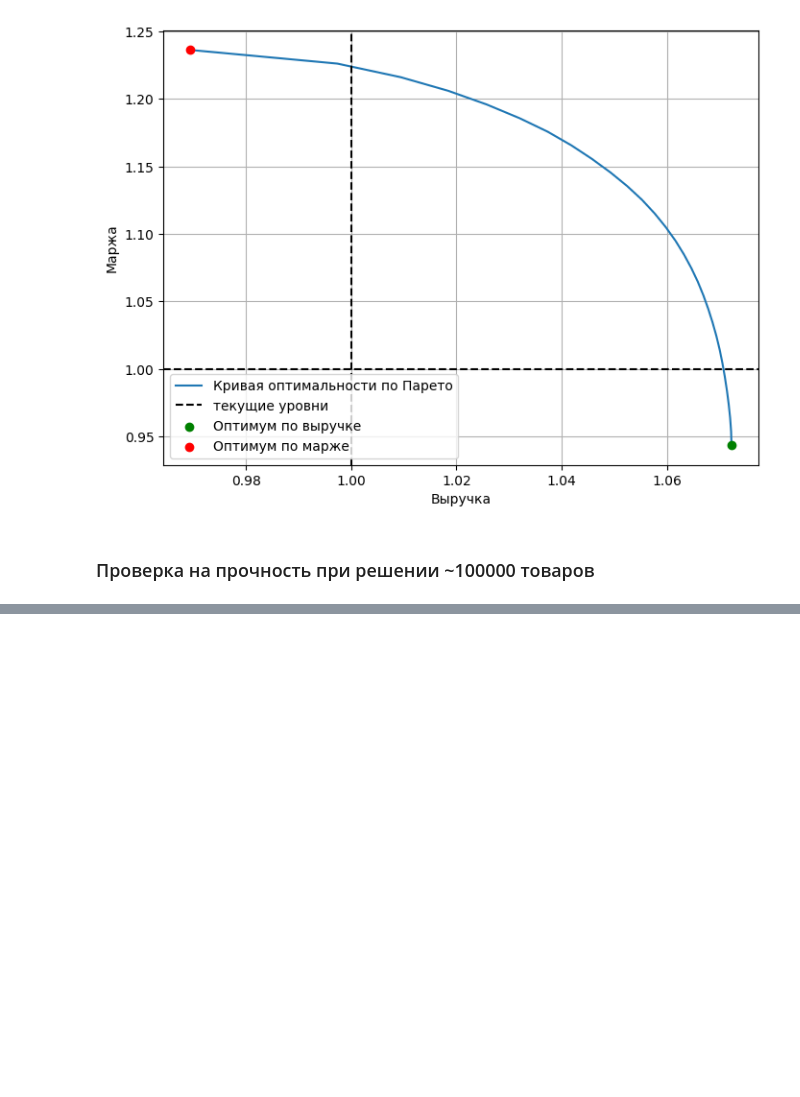
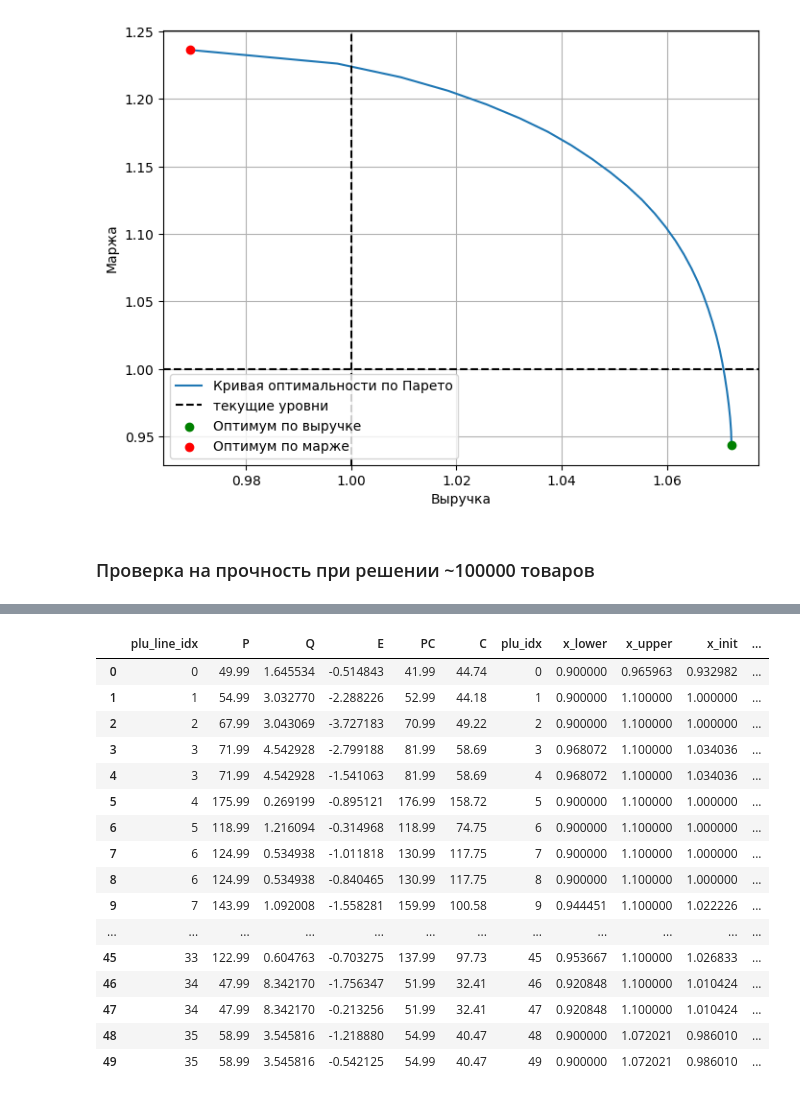
Before and after one commit to mbudylin/OptimizersArticle, a Jupyter notebook: optimizers_test.ipynb, the cells around one changed output, grey strips where cells are left out. Drawn from its saved outputs; the diff is of its cells as text; code cells hidden in the pictures; blank space fills up the shorter version.

```diff
--- a/optimizers_test.ipynb
+++ b/optimizers_test.ipynb
@@ -331,0 +324,20 @@ opm.C
+# %%
+res_1['data']
+# %% [output]
+|  | plu_line_idx | P | Q | E | PC | C | plu_idx | x_lower | x_upper | x_init | ... |
+| 0 | 0 | 49.99 | 1.645534 | -0.514843 | 41.99 | 44.74 | 0 | 0.900000 | 0.965963 | 0.932982 | ... |
+| 1 | 1 | 54.99 | 3.032770 | -2.288226 | 52.99 | 44.18 | 1 | 0.900000 | 1.100000 | 1.000000 | ... |
+| 2 | 2 | 67.99 | 3.043069 | -3.727183 | 70.99 | 49.22 | 2 | 0.900000 | 1.100000 | 1.000000 | ... |
+| 3 | 3 | 71.99 | 4.542928 | -2.799188 | 81.99 | 58.69 | 3 | 0.968072 | 1.100000 | 1.034036 | ... |
+| 4 | 3 | 71.99 | 4.542928 | -1.541063 | 81.99 | 58.69 | 4 | 0.968072 | 1.100000 | 1.034036 | ... |
+| 5 | 4 | 175.99 | 0.269199 | -0.895121 | 176.99 | 158.72 | 5 | 0.900000 | 1.100000 | 1.000000 | ... |
+| 6 | 5 | 118.99 | 1.216094 | -0.314968 | 118.99 | 74.75 | 6 | 0.900000 | 1.100000 | 1.000000 | ... |
+| 7 | 6 | 124.99 | 0.534938 | -1.011818 | 130.99 | 117.75 | 7 | 0.900000 | 1.100000 | 1.000000 | ... |
+| 8 | 6 | 124.99 | 0.534938 | -0.840465 | 130.99 | 117.75 | 8 | 0.900000 | 1.100000 | 1.000000 | ... |
+| 9 | 7 | 143.99 | 1.092008 | -1.558281 | 159.99 | 100.58 | 9 | 0.944451 | 1.100000 | 1.022226 | ... |
+| ... | ... | ... | ... | ... | ... | ... | ... | ... | ... | ... | ... |
+| 45 | 33 | 122.99 | 0.604763 | -0.703275 | 137.99 | 97.73 | 45 | 0.953667 | 1.100000 | 1.026833 | ... |
+| 46 | 34 | 47.99 | 8.342170 | -1.756347 | 51.99 | 32.41 | 46 | 0.920848 | 1.100000 | 1.010424 | ... |
+| 47 | 34 | 47.99 | 8.342170 | -0.213256 | 51.99 | 32.41 | 47 | 0.920848 | 1.100000 | 1.010424 | ... |
+| 48 | 35 | 58.99 | 3.545816 | -1.218880 | 54.99 | 40.47 | 48 | 0.900000 | 1.072021 | 0.986010 | ... |
+| 49 | 35 | 58.99 | 3.545816 | -0.542125 | 54.99 | 40.47 | 49 | 0.900000 | 1.072021 | 0.986010 | ... |
```
Also changed, not shown: parts of 15 cells of this notebook, 3 other files.
